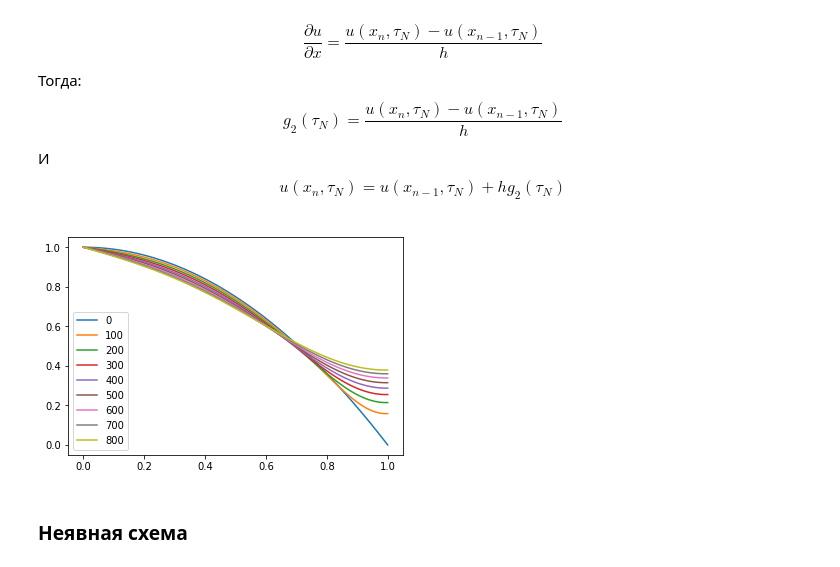
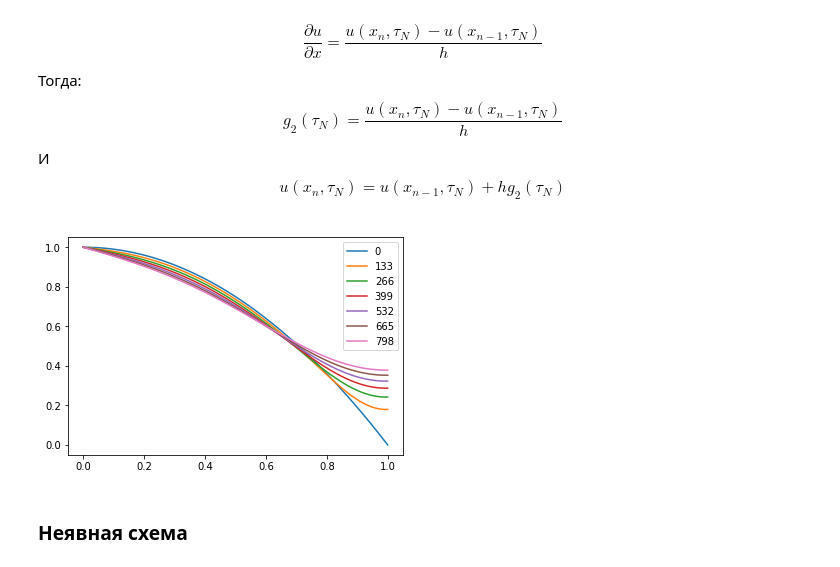
Before and after one commit to kirsider/MChA_5sem, a Jupyter notebook: lab4.ipynb, the cells around one changed output. Saved outputs shown, nothing was run; the diff lists cells and outputs as text; code cells hidden in the pictures.

```diff
--- a/lab4.ipynb
+++ b/lab4.ipynb
@@ -67,12 +67,12 @@ def solve1():
 # %%
 matrix = solve1()
 X = np.linspace(a, b, NK)
 
-for i in range(0, NT, 100):
+for i in range(0, NT, NT//6):
     plt.plot(X, matrix[i], label=i)
 plt.legend()
 plt.show()
 # %% [output]
-[figure, old version]
+[figure, new version]
 # %% [markdown]
 ### Неявная схема
```
Also changed, not shown: parts of 6 cells of this notebook.
